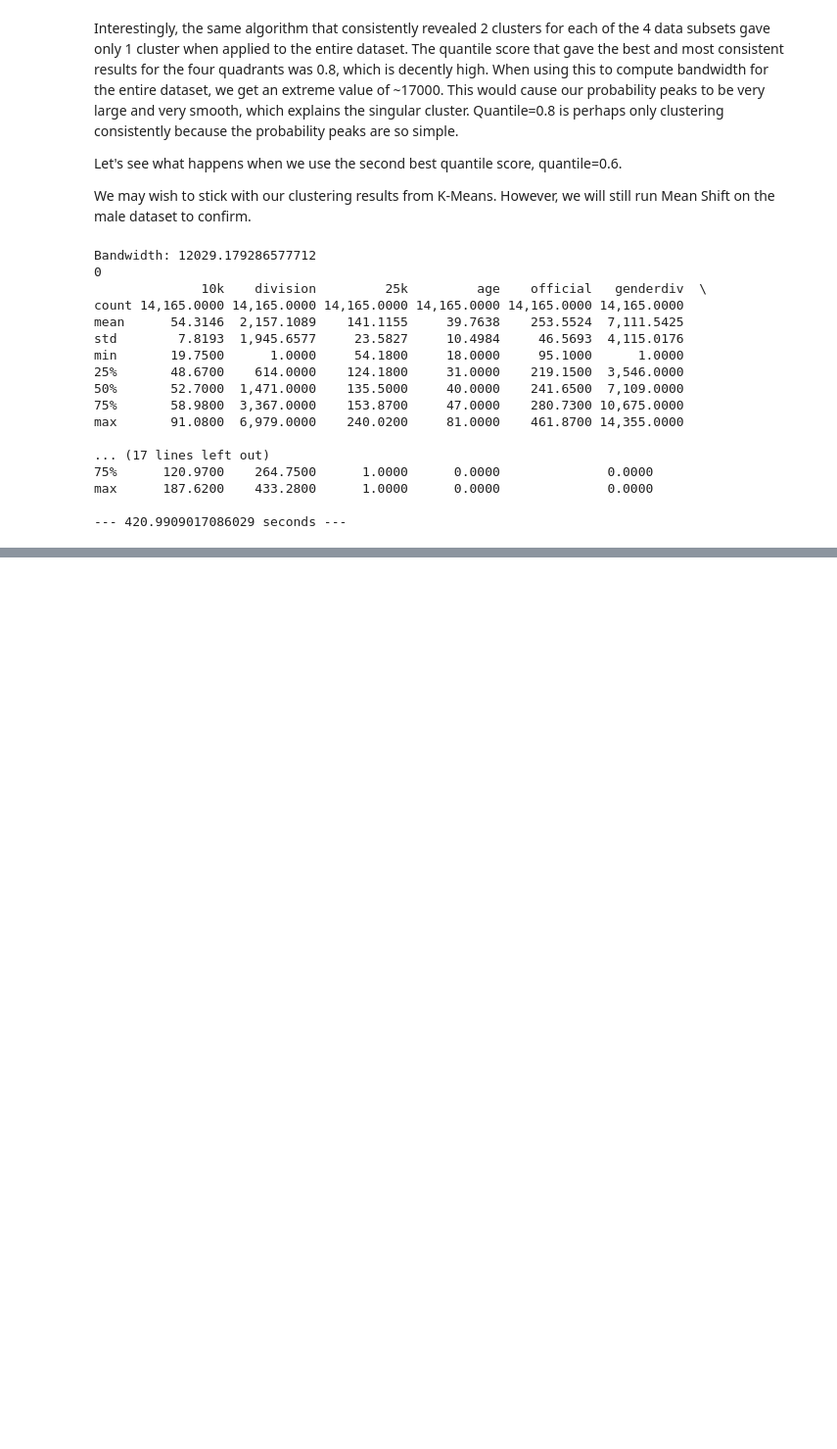
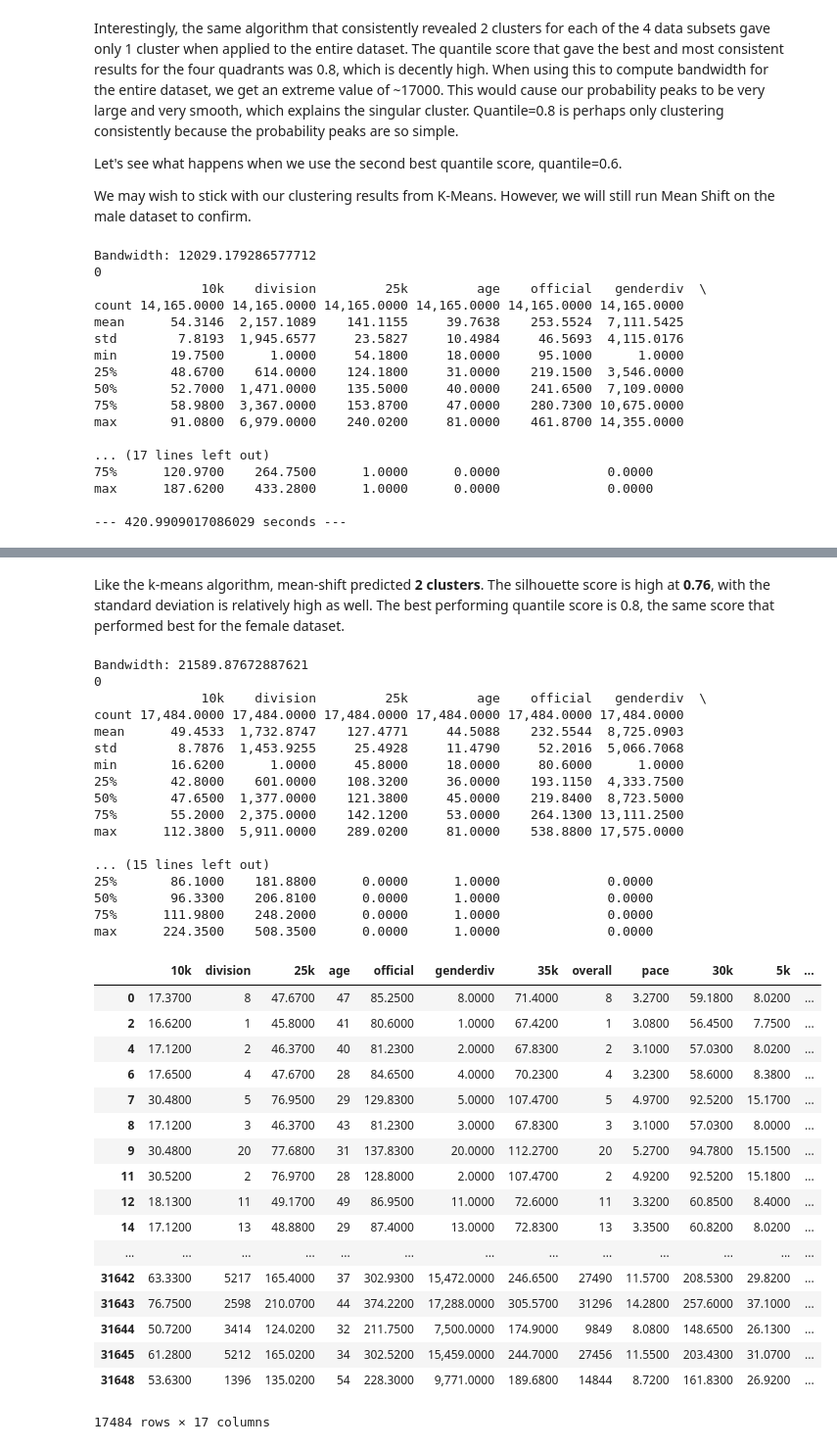
Before and after one commit to evian13/Bootcamp-U4, a Jupyter notebook: U4.L2.5 [Basic Clustering] - Challenge - Boston Marathon - 2014.ipynb, the cells around one changed output, grey strips where cells are left out. Shown at 98% size. Drawn from its saved outputs; the diff is of its cells as text; code cells hidden in the pictures; blank space fills up the shorter version.

```diff
--- a/U4.L2.5 [Basic Clustering] - Challenge - Boston Marathon - 2014.ipynb
+++ b/U4.L2.5 [Basic Clustering] - Challenge - Boston Marathon - 2014.ipynb
@@ -1094,0 +1140,40 @@ max      187.6200    433.2800      1.0000      0.0000              0.0000
+# %% [markdown]
+Like the k-means algorithm, mean-shift predicted **2 clusters**. The silhouette score is high at **0.76**, with the standard deviation is relatively high as well. The best performing quantile score is 0.8, the same score that performed best for the female dataset.
+# %%
+investigate_ms(male_cont, male_ms_quantile)
+# %% [output]
+Bandwidth: 21589.87672887621
+0
+              10k    division         25k         age    official   genderdiv  \
+count 17,484.0000 17,484.0000 17,484.0000 17,484.0000 17,484.0000 17,484.0000
+mean      49.4533  1,732.8747    127.4771     44.5088    232.5544  8,725.0903
+std        8.7876  1,453.9255     25.4928     11.4790     52.2016  5,066.7068
+min       16.6200      1.0000     45.8000     18.0000     80.6000      1.0000
+25%       42.8000    601.0000    108.3200     36.0000    193.1150  4,333.7500
+50%       47.6500  1,377.0000    121.3800     45.0000    219.8400  8,723.5000
+75%       55.2000  2,375.0000    142.1200     53.0000    264.1300 13,111.2500
+max      112.3800  5,911.0000    289.0200     81.0000    538.8800 17,575.0000
+
+... (15 lines left out)
+25%       86.1000    181.8800      0.0000      1.0000              0.0000
+50%       96.3300    206.8100      0.0000      1.0000              0.0000
+75%      111.9800    248.2000      0.0000      1.0000              0.0000
+max      224.3500    508.3500      0.0000      1.0000              0.0000
+|  | 10k | division | 25k | age | official | genderdiv | 35k | overall | pace | 30k | 5k | ... |
+| 0 | 17.3700 | 8 | 47.6700 | 47 | 85.2500 | 8.0000 | 71.4000 | 8 | 3.2700 | 59.1800 | 8.0200 | ... |
+| 2 | 16.6200 | 1 | 45.8000 | 41 | 80.6000 | 1.0000 | 67.4200 | 1 | 3.0800 | 56.4500 | 7.7500 | ... |
+| 4 | 17.1200 | 2 | 46.3700 | 40 | 81.2300 | 2.0000 | 67.8300 | 2 | 3.1000 | 57.0300 | 8.0200 | ... |
+| 6 | 17.6500 | 4 | 47.6700 | 28 | 84.6500 | 4.0000 | 70.2300 | 4 | 3.2300 | 58.6000 | 8.3800 | ... |
+| 7 | 30.4800 | 5 | 76.9500 | 29 | 129.8300 | 5.0000 | 107.4700 | 5 | 4.9700 | 92.5200 | 15.1700 | ... |
+| 8 | 17.1200 | 3 | 46.3700 | 43 | 81.2300 | 3.0000 | 67.8300 | 3 | 3.1000 | 57.0300 | 8.0000 | ... |
+| 9 | 30.4800 | 20 | 77.6800 | 31 | 137.8300 | 20.0000 | 112.2700 | 20 | 5.2700 | 94.7800 | 15.1500 | ... |
+| 11 | 30.5200 | 2 | 76.9700 | 28 | 128.8000 | 2.0000 | 107.4700 | 2 | 4.9200 | 92.5200 | 15.1800 | ... |
+| 12 | 18.1300 | 11 | 49.1700 | 49 | 86.9500 | 11.0000 | 72.6000 | 11 | 3.3200 | 60.8500 | 8.4000 | ... |
+| 14 | 17.1200 | 13 | 48.8800 | 29 | 87.4000 | 13.0000 | 72.8300 | 13 | 3.3500 | 60.8200 | 8.0200 | ... |
+| ... | ... | ... | ... | ... | ... | ... | ... | ... | ... | ... | ... | ... |
+| 31642 | 63.3300 | 5217 | 165.4000 | 37 | 302.9300 | 15,472.0000 | 246.6500 | 27490 | 11.5700 | 208.5300 | 29.8200 | ... |
+| 31643 | 76.7500 | 2598 | 210.0700 | 44 | 374.2200 | 17,288.0000 | 305.5700 | 31296 | 14.2800 | 257.6000 | 37.1000 | ... |
+| 31644 | 50.7200 | 3414 | 124.0200 | 32 | 211.7500 | 7,500.0000 | 174.9000 | 9849 | 8.0800 | 148.6500 | 26.1300 | ... |
+| 31645 | 61.2800 | 5212 | 165.0200 | 34 | 302.5200 | 15,459.0000 | 244.7000 | 27456 | 11.5500 | 203.4300 | 31.0700 | ... |
+| 31648 | 53.6300 | 1396 | 135.0200 | 54 | 228.3000 | 9,771.0000 | 189.6800 | 14844 | 8.7200 | 161.8300 | 26.9200 | ... |
+17484 rows × 17 columns
```
Also changed, not shown: parts of 5 cells of this notebook.
